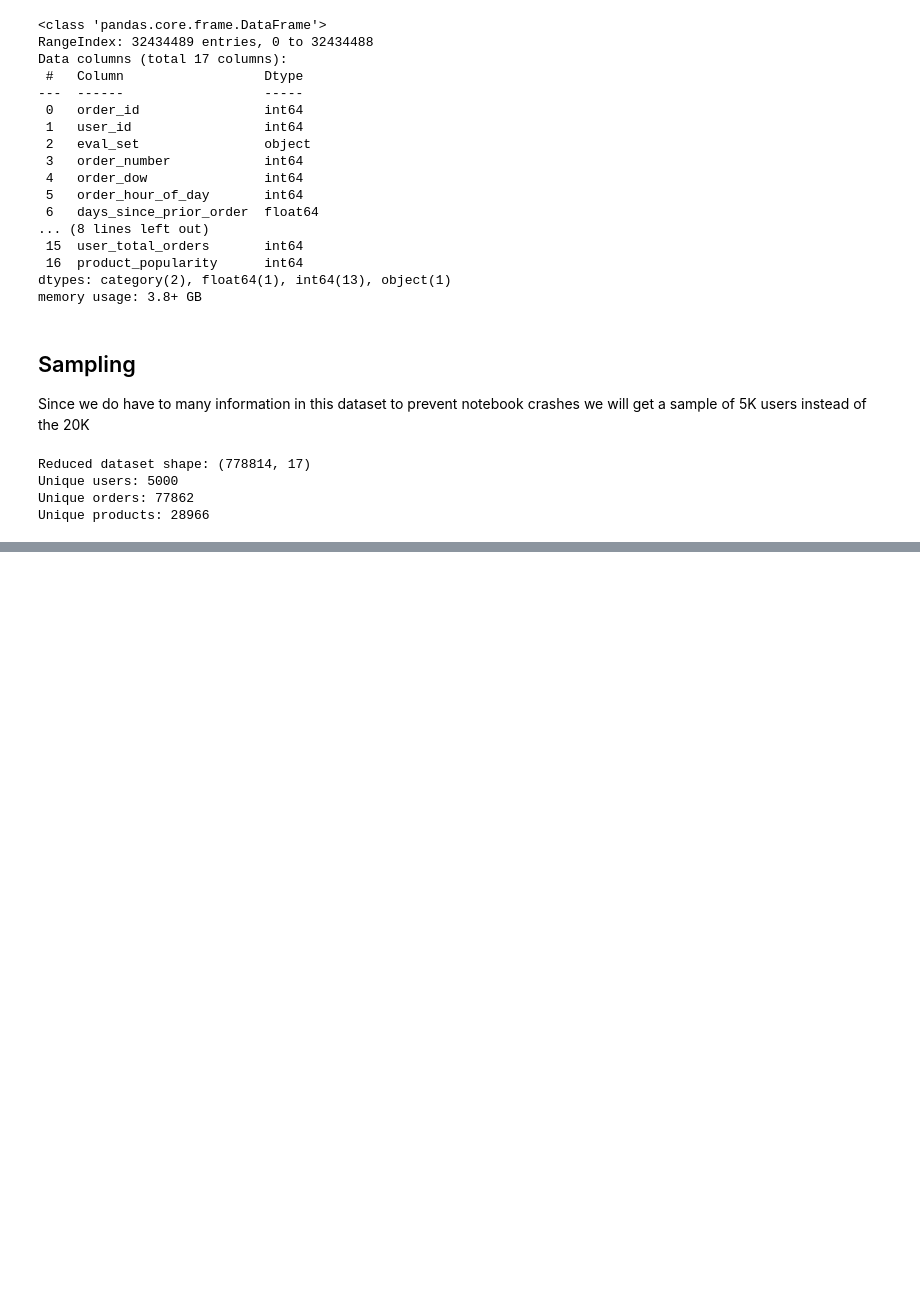
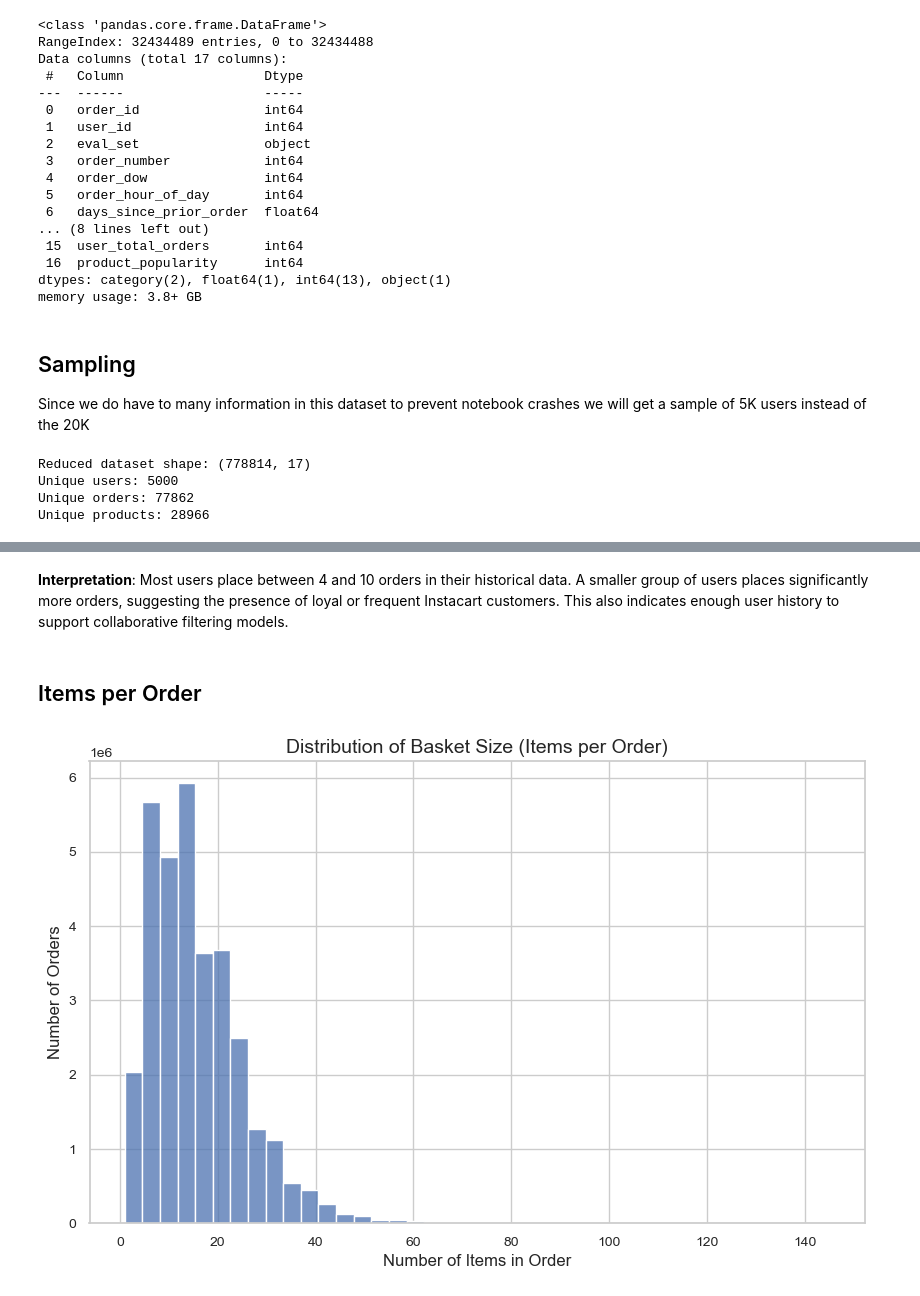
Before and after one commit to Blastronauta/CA2-Semester-2-ML-DV-integrated, a Jupyter notebook: MLBus_HDipData_CA2_KTamayo_Feb25.ipynb, the cells around one changed output, grey strips where cells are left out. Drawn from its saved outputs; the diff is of its cells as text; code cells hidden in the pictures; blank space fills up the shorter version.

```diff
--- a/MLBus_HDipData_CA2_KTamayo_Feb25.ipynb
+++ b/MLBus_HDipData_CA2_KTamayo_Feb25.ipynb
@@ -335,0 +372,16 @@ Unique products: 28966
+# %% [markdown]
+**Interpretation**: Most users place between 4 and 10 orders in their historical data.
+A smaller group of users places significantly more orders, suggesting the presence of loyal or frequent Instacart customers.
+This also indicates enough user history to support collaborative filtering models.
+# %% [markdown]
+Items per Order
+--
+# %%
+plt.figure(figsize=(10,6))
+sns.histplot(orders_products['order_size'], bins=40, kde=False)
+plt.title("Distribution of Basket Size (Items per Order)")
+plt.xlabel("Number of Items in Order")
+plt.ylabel("Number of Orders")
+plt.show()
+# %% [output]
+[figure, added]
```
Also changed, not shown: parts of 24 cells of this notebook.
